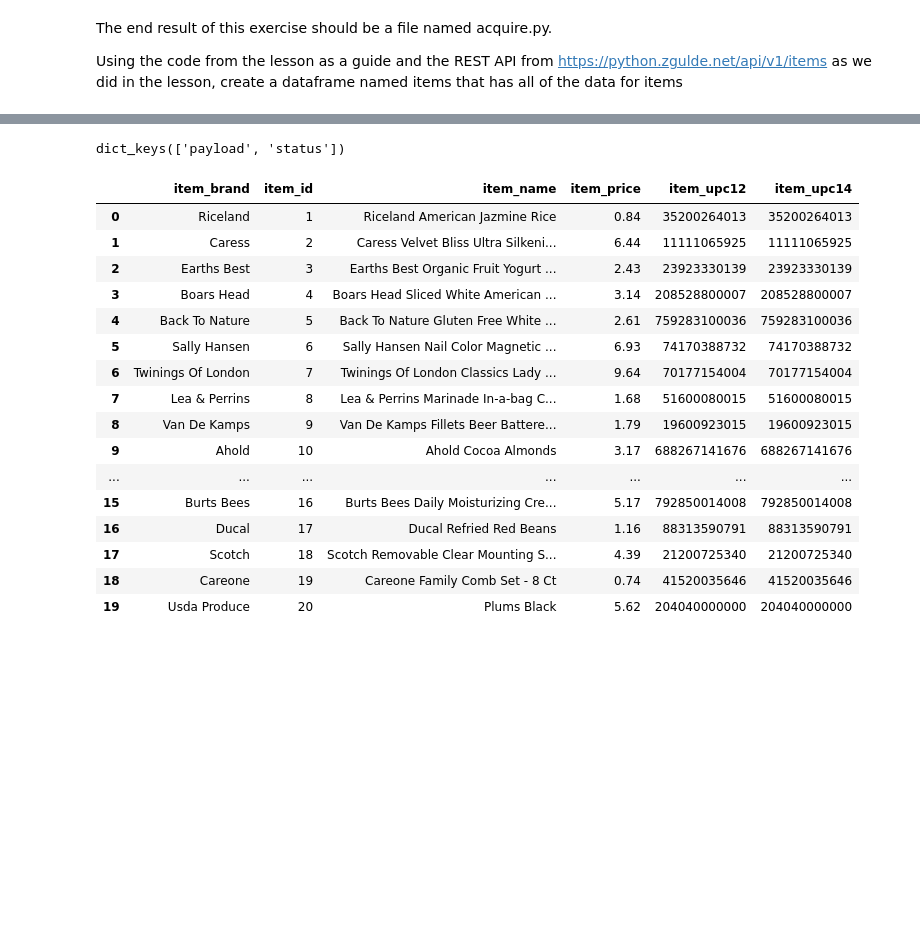
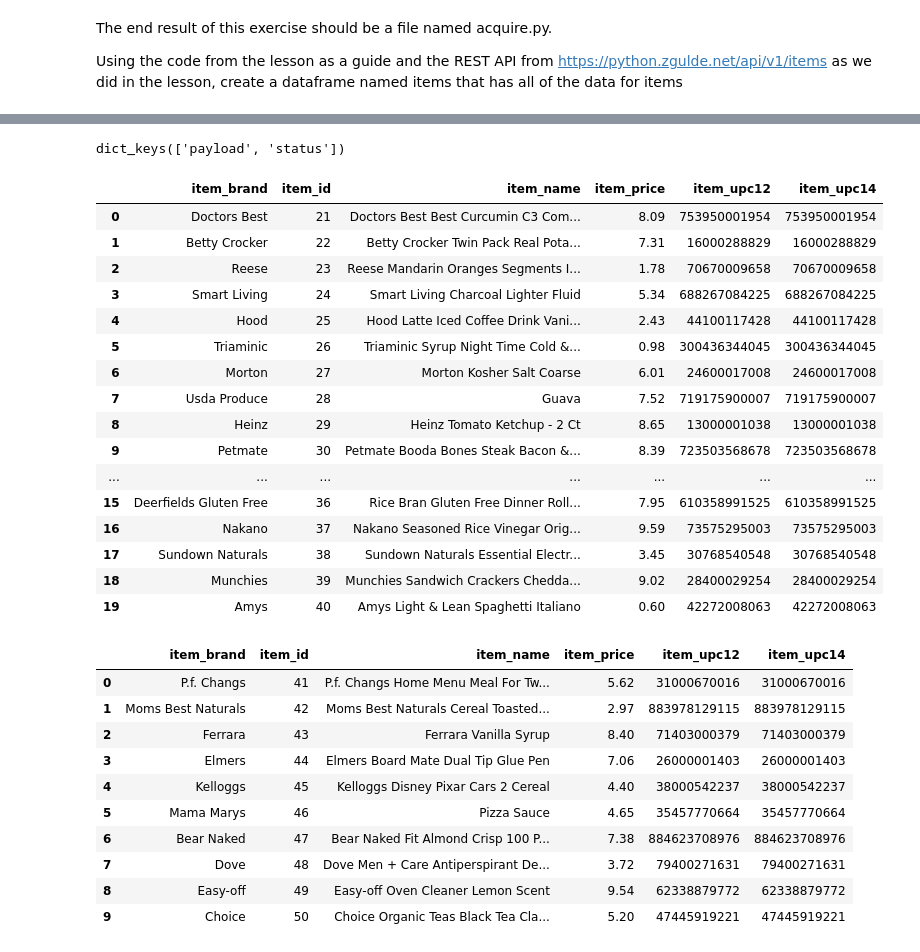
Before and after one commit to joe-bennett/time-series-exercises, a Jupyter notebook: acquire.ipynb, the cells around one changed output, grey strips where cells are left out. Drawn from its saved outputs; the diff is of its cells as text; code cells hidden in the pictures; blank space fills up the shorter version.

```diff
--- a/acquire.ipynb
+++ b/acquire.ipynb
@@ -37,0 +73,7 @@ the results.
+# %%
+
+
+
+response.json().keys()
+# %% [output]
+dict_keys(['payload', 'status'])
@@ -41,2 +85,21 @@ response= requests.get(base_url+ '/api/v1/items')
 # %%
-items=pd.DataFrame(response.json())
+items2=pd.DataFrame(response.json()['payload']['items'])
+items2
+# %% [output]
+|  | item_brand | item_id | item_name | item_price | item_upc12 | item_upc14 |
+| 0 | Doctors Best | 21 | Doctors Best Best Curcumin C3 Com... | 8.09 | 753950001954 | 753950001954 |
+| 1 | Betty Crocker | 22 | Betty Crocker Twin Pack Real Pota... | 7.31 | 16000288829 | 16000288829 |
+| 2 | Reese | 23 | Reese Mandarin Oranges Segments I... | 1.78 | 70670009658 | 70670009658 |
+| 3 | Smart Living | 24 | Smart Living Charcoal Lighter Fluid | 5.34 | 688267084225 | 688267084225 |
+| 4 | Hood | 25 | Hood Latte Iced Coffee Drink Vani... | 2.43 | 44100117428 | 44100117428 |
+| 5 | Triaminic | 26 | Triaminic Syrup Night Time Cold &... | 0.98 | 300436344045 | 300436344045 |
+| 6 | Morton | 27 | Morton Kosher Salt Coarse | 6.01 | 24600017008 | 24600017008 |
+| 7 | Usda Produce | 28 | Guava | 7.52 | 719175900007 | 719175900007 |
+| 8 | Heinz | 29 | Heinz Tomato Ketchup - 2 Ct | 8.65 | 13000001038 | 13000001038 |
+| 9 | Petmate | 30 | Petmate Booda Bones Steak Bacon &... | 8.39 | 723503568678 | 723503568678 |
+| ... | ... | ... | ... | ... | ... | ... |
+| 15 | Deerfields Gluten Free | 36 | Rice Bran Gluten Free Dinner Roll... | 7.95 | 610358991525 | 610358991525 |
+| 16 | Nakano | 37 | Nakano Seasoned Rice Vinegar Orig... | 9.59 | 73575295003 | 73575295003 |
+| 17 | Sundown Naturals | 38 | Sundown Naturals Essential Electr... | 3.45 | 30768540548 | 30768540548 |
+| 18 | Munchies | 39 | Munchies Sandwich Crackers Chedda... | 9.02 | 28400029254 | 28400029254 |
+| 19 | Amys | 40 | Amys Light & Lean Spaghetti Italiano | 0.60 | 42272008063 | 42272008063 |
@@ -45,27 +106,18 @@ items=(response.json()['payload'])
-# %%
-from os import lseek
-
-
-response.json().keys()
-# %% [output]
-dict_keys(['payload', 'status'])
+# %%
+
+response3= requests.get(base_url+ '/api/v1/items?page=3')
 # %%
-pd.DataFrame(response.json()['payload']['items'])
+items3=pd.DataFrame(response3.json()['payload']['items'])
+items3
 # %% [output]
 |  | item_brand | item_id | item_name | item_price | item_upc12 | item_upc14 |
-| 0 | Riceland | 1 | Riceland American Jazmine Rice | 0.84 | 35200264013 | 35200264013 |
-| 1 | Caress | 2 | Caress Velvet Bliss Ultra Silkeni... | 6.44 | 11111065925 | 11111065925 |
-| 2 | Earths Best | 3 | Earths Best Organic Fruit Yogurt ... | 2.43 | 23923330139 | 23923330139 |
-| 3 | Boars Head | 4 | Boars Head Sliced White American ... | 3.14 | 208528800007 | 208528800007 |
-| 4 | Back To Nature | 5 | Back To Nature Gluten Free White ... | 2.61 | 759283100036 | 759283100036 |
-| 5 | Sally Hansen | 6 | Sally Hansen Nail Color Magnetic ... | 6.93 | 74170388732 | 74170388732 |
-| 6 | Twinings Of London | 7 | Twinings Of London Classics Lady ... | 9.64 | 70177154004 | 70177154004 |
-| 7 | Lea & Perrins | 8 | Lea & Perrins Marinade In-a-bag C... | 1.68 | 51600080015 | 51600080015 |
-| 8 | Van De Kamps | 9 | Van De Kamps Fillets Beer Battere... | 1.79 | 19600923015 | 19600923015 |
-| 9 | Ahold | 10 | Ahold Cocoa Almonds | 3.17 | 688267141676 | 688267141676 |
-| ... | ... | ... | ... | ... | ... | ... |
-| 15 | Burts Bees | 16 | Burts Bees Daily Moisturizing Cre... | 5.17 | 792850014008 | 792850014008 |
-| 16 | Ducal | 17 | Ducal Refried Red Beans | 1.16 | 88313590791 | 88313590791 |
-| 17 | Scotch | 18 | Scotch Removable Clear Mounting S... | 4.39 | 21200725340 | 21200725340 |
-| 18 | Careone | 19 | Careone Family Comb Set - 8 Ct | 0.74 | 41520035646 | 41520035646 |
-| 19 | Usda Produce | 20 | Plums Black | 5.62 | 204040000000 | 204040000000 |
+| 0 | P.f. Changs | 41 | P.f. Changs Home Menu Meal For Tw... | 5.62 | 31000670016 | 31000670016 |
+| 1 | Moms Best Naturals | 42 | Moms Best Naturals Cereal Toasted... | 2.97 | 883978129115 | 883978129115 |
+| 2 | Ferrara | 43 | Ferrara Vanilla Syrup | 8.40 | 71403000379 | 71403000379 |
+| 3 | Elmers | 44 | Elmers Board Mate Dual Tip Glue Pen | 7.06 | 26000001403 | 26000001403 |
+| 4 | Kelloggs | 45 | Kelloggs Disney Pixar Cars 2 Cereal | 4.40 | 38000542237 | 38000542237 |
+| 5 | Mama Marys | 46 | Pizza Sauce | 4.65 | 35457770664 | 35457770664 |
+| 6 | Bear Naked | 47 | Bear Naked Fit Almond Crisp 100 P... | 7.38 | 884623708976 | 884623708976 |
+| 7 | Dove | 48 | Dove Men + Care Antiperspirant De... | 3.72 | 79400271631 | 79400271631 |
+| 8 | Easy-off | 49 | Easy-off Oven Cleaner Lemon Scent | 9.54 | 62338879772 | 62338879772 |
+| 9 | Choice | 50 | Choice Organic Teas Black Tea Cla... | 5.20 | 47445919221 | 47445919221 |
```
Also changed, not shown: parts of 20 cells of this notebook.
